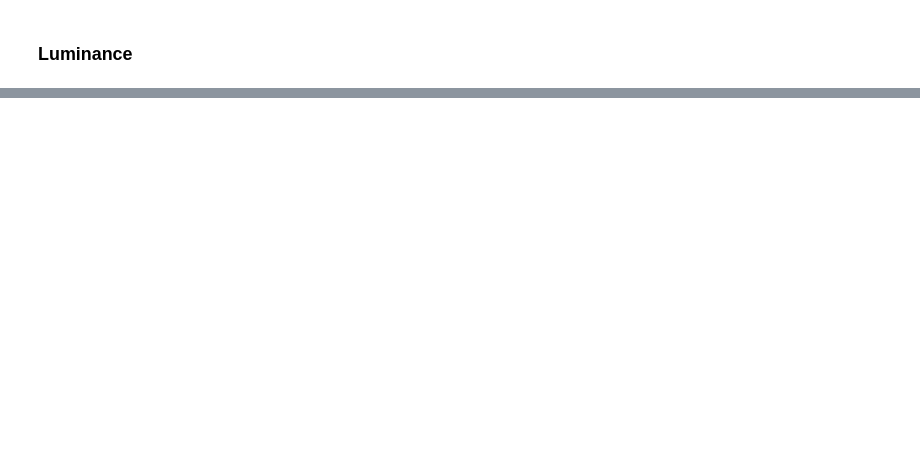
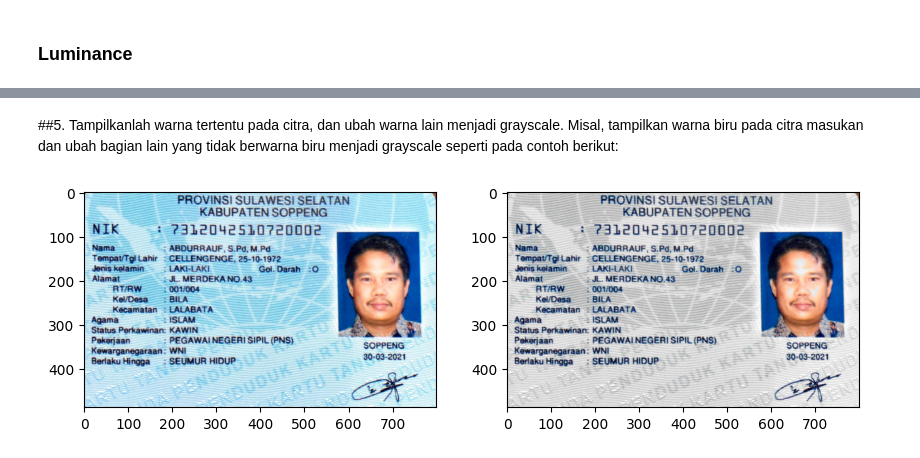
Before and after one commit to FebryanRizki24/PCVK_Ganjil_2023, a Jupyter notebook: Week3.ipynb, the cells around one changed output, grey strips where cells are left out. Saved outputs shown, nothing was run; the diff lists cells and outputs as text; code cells hidden in the pictures; blank space fills up the shorter version.

```diff
--- a/Week3.ipynb
+++ b/Week3.ipynb
@@ -170,0 +199,34 @@ plt.imshow(img2)
+# %% [markdown]
+##5. Tampilkanlah warna tertentu pada citra, dan ubah warna lain menjadi grayscale. Misal, tampilkan warna biru pada citra masukan dan ubah bagian lain yang tidak berwarna biru menjadi grayscale seperti pada contoh berikut:
+# %%
+ret, mask = cv.threshold(img_rgb[:, :, 2], 200, 255, cv.THRESH_BINARY)
+mask3 = np.zeros_like(img)
+mask3[:, :, 2] = mask
+
+gray_background = cv.cvtColor(mask3, cv.COLOR_BGR2GRAY)
+img_gray = cv.cvtColor(img_rgb, cv.COLOR_RGB2GRAY)
+img_gray = cv.cvtColor(img_gray, cv.COLOR_GRAY2RGB)
+
+# Mengatur latar belakang abu-abu menjadi warna asli
+img_gray[mask3[:, :, 2] == 0] = img_rgb[mask3[:, :, 2] == 0]
+
+img_blue_text = img_rgb.copy()
+
+for i in range(img.shape[0]):
+    for j in range(img.shape[1]):
+        if mask3[i, j, 2] == 255:
+            img_blue_text[i, j] = [0, 0, 255]
+
+# Mengatur alpha channel hanya pada latar belakang
+alpha_channel = np.ones((img.shape[0], img.shape[1], 1), dtype=np.uint8) * 255
+alpha_channel[mask3[:, :, 2] == 50] = 0
+
+# Menggabungkan gambar utama dengan alpha channel
+out = np.dstack((img_gray, alpha_channel))
+
+fig, ax = plt.subplots(1, 2, figsize=(10, 5))
+ax[0].imshow(img_rgb)
+ax[1].imshow(out)
+plt.show()
+# %% [output]
+[figure, added]
```
Also changed, not shown: parts of 10 cells of this notebook.
